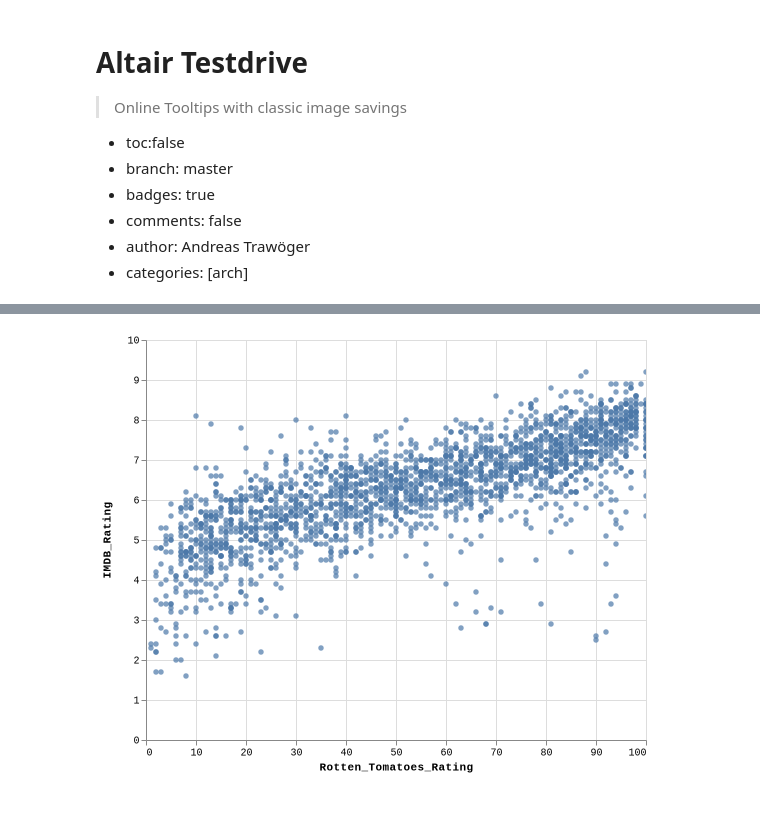
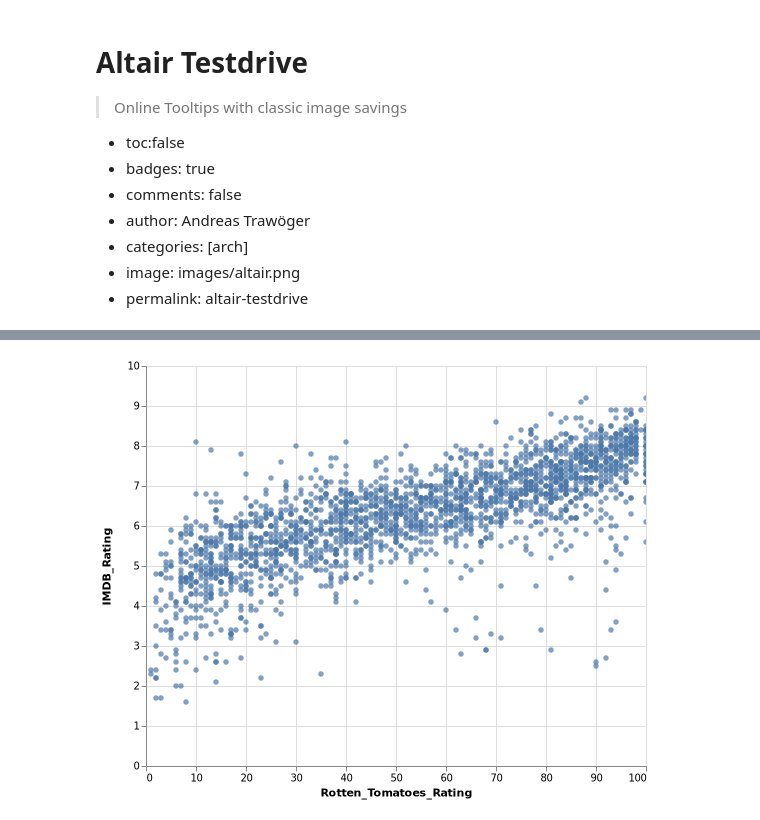
Before and after one commit to dorgeln/dorgeln.org-fastpages, a Jupyter notebook: _notebooks/altair_testdrive.ipynb, the cells around one changed output, grey strips where cells are left out. Drawn from its saved outputs; the diff is of its cells as text; code cells hidden in the pictures.

```diff
--- a/_notebooks/altair_testdrive.ipynb
+++ b/_notebooks/altair_testdrive.ipynb
@@ -3,11 +3,12 @@
 > Online Tooltips with classic image savings
 
 - toc:false
-- branch: master
 - badges: true
 - comments: false
 - author: Andreas Trawöger
 - categories: [arch]
+- image: images/altair.png
+- permalink: altair-testdrive
 # %%
 import os
 import pandas as pd
@@ -17,7 +18,7 @@ from IPython.display import Image
 
 movies = 'https://vega.github.io/vega-datasets/data/movies.json'
 mpaa = ['G', 'PG', 'PG-13', 'R', 'NC-17', 'Not Rated']
-image_out = r"data/out/Rotten_Tomatoes_Rating.png"
+image = r"images/altair.png"
 # %%
 df = pd.read_json(movies) # load movies data
 df.columns = [x.replace(' ', '_') for x in df.columns.values]
@@ -58,10 +59,10 @@ chart = alt.Chart(df).mark_circle().add_selection(
     height=400
 )
 # %%
-if os.path.exists(image_out):
-  os.remove(image_out)
+if os.path.exists(image):
+  os.remove(image)
 alt.renderers.enable('altair_saver', fmts=['vega-lite','png'])
-save(chart, image_out)
-Image(filename=image_out)
+save(chart, image)
+Image(filename=image)
 # %% [output]
-[figure, old version]
+[figure, new version]
```
Also changed, not shown: 3 other files.
